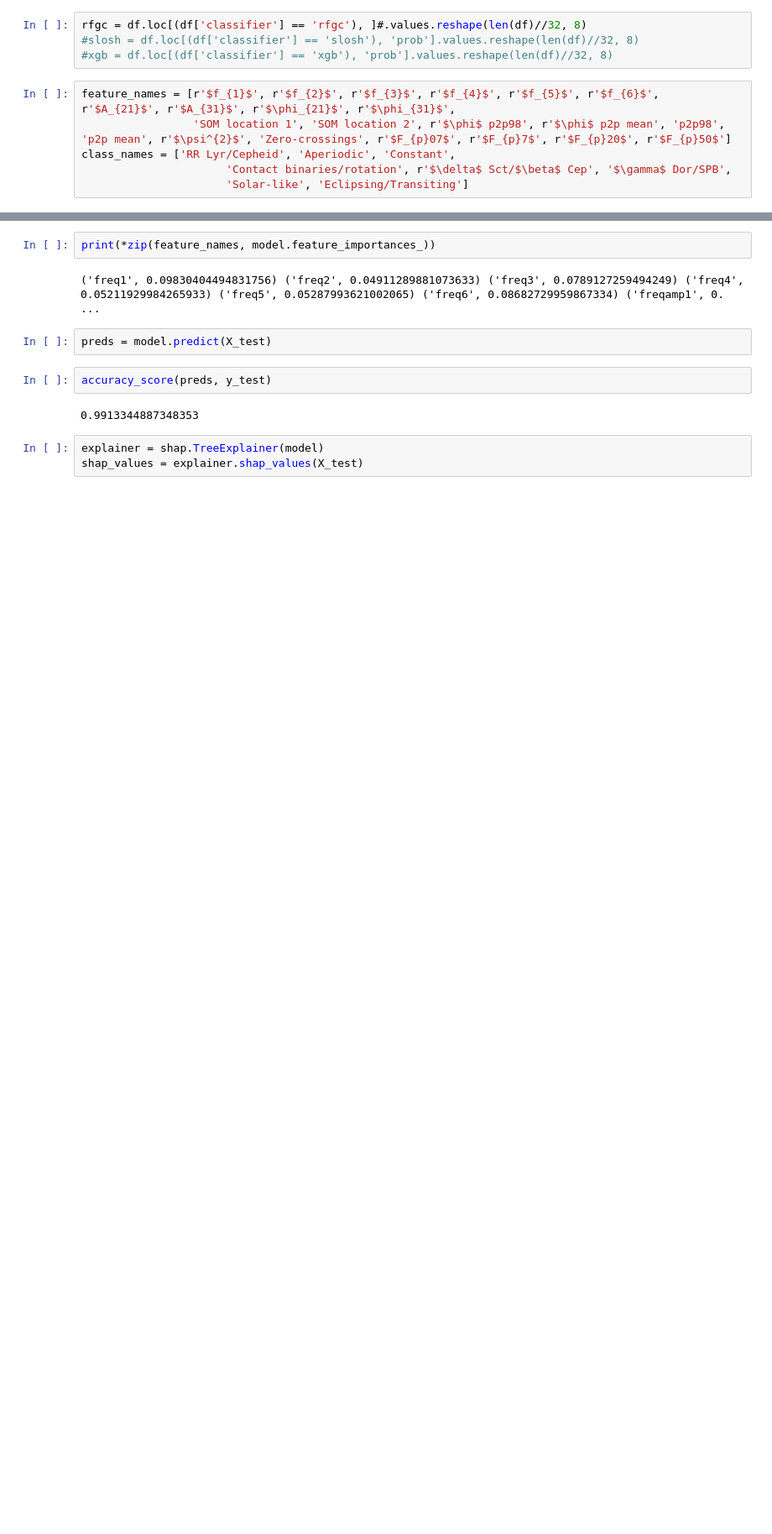
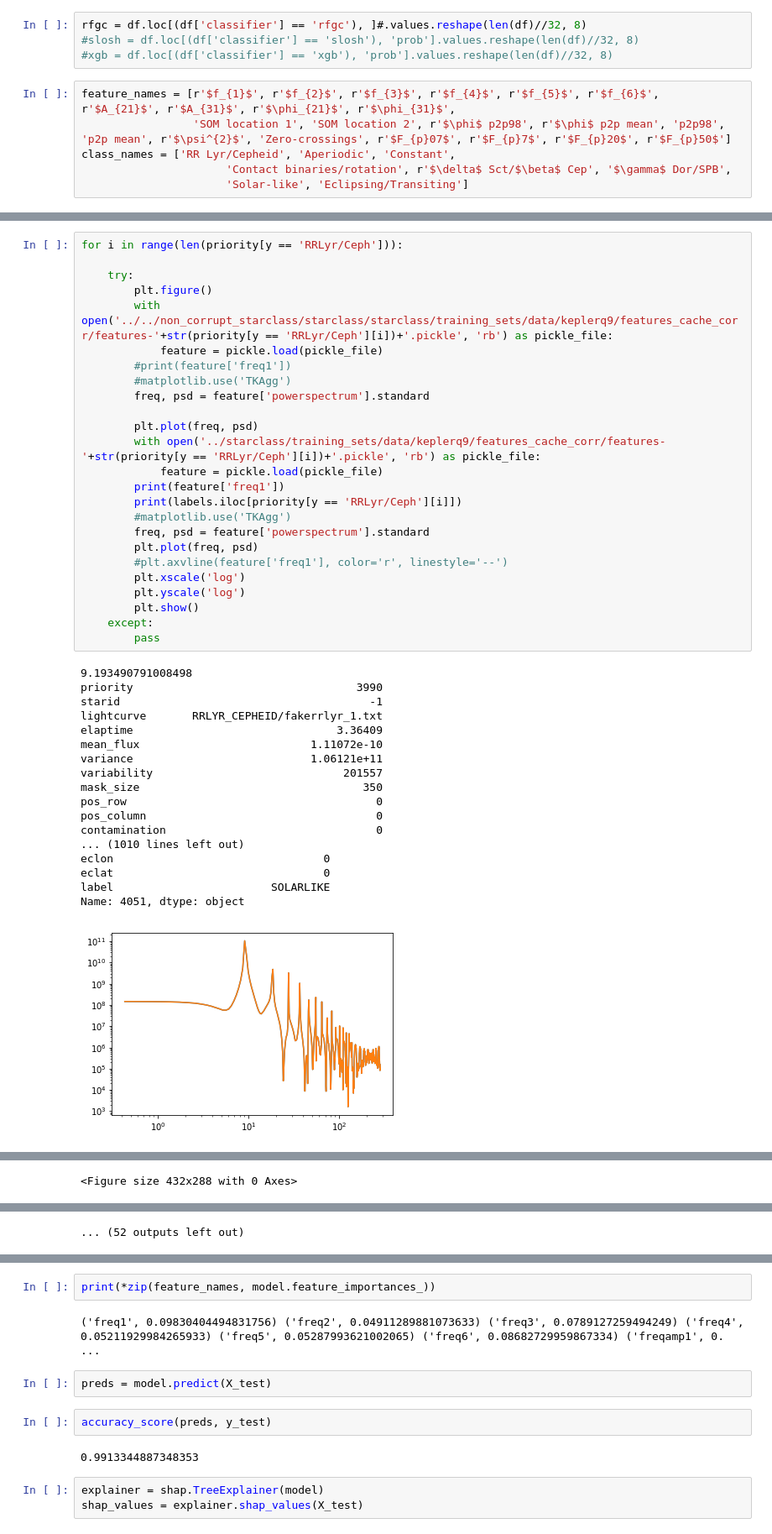
Before and after one commit to tasoc/starclass, a Jupyter notebook: Notebooks/RFGC_featimportances.ipynb, the cells around one changed output, grey strips where cells are left out. Shown at 84% size. Cells and saved outputs as stored; diff of their text form; blank space fills up the shorter version.

```diff
--- a/Notebooks/RFGC_featimportances.ipynb
+++ b/Notebooks/RFGC_featimportances.ipynb
@@ -81,0 +150,44 @@ Using TensorFlow backend.
+# %%
+for i in range(len(priority[y == 'RRLyr/Ceph'])):
+
+    try:
+        plt.figure()
+        with open('../../non_corrupt_starclass/starclass/starclass/training_sets/data/keplerq9/features_cache_corr/features-'+str(priority[y == 'RRLyr/Ceph'][i])+'.pickle', 'rb') as pickle_file:
+            feature = pickle.load(pickle_file)
+        #print(feature['freq1'])
+        #matplotlib.use('TKAgg')
+        freq, psd = feature['powerspectrum'].standard
+
+        plt.plot(freq, psd)
+        with open('../starclass/training_sets/data/keplerq9/features_cache_corr/features-'+str(priority[y == 'RRLyr/Ceph'][i])+'.pickle', 'rb') as pickle_file:
+            feature = pickle.load(pickle_file)
+        print(feature['freq1'])
+        print(labels.iloc[priority[y == 'RRLyr/Ceph'][i]])
+        #matplotlib.use('TKAgg')
+        freq, psd = feature['powerspectrum'].standard
+        plt.plot(freq, psd)
+        #plt.axvline(feature['freq1'], color='r', linestyle='--')
+        plt.xscale('log')
+        plt.yscale('log')
+        plt.show()
+    except:
+        pass
+# %% [output]
+9.193490791008498
+priority                                  3990
+starid                                      -1
+lightcurve       RRLYR_CEPHEID/fakerrlyr_1.txt
+elaptime                               3.36409
+mean_flux                          1.11072e-10
+variance                           1.06121e+11
+variability                             201557
+mask_size                                  350
+pos_row                                      0
+pos_column                                   0
+contamination                                0
+... (1010 lines left out)
+eclon                                0
+eclat                                0
+label                        SOLARLIKE
+Name: 4051, dtype: object
+[figure, added]
@@ -81,0 +196 @@ Using TensorFlow backend.
+<Figure size 432x288 with 0 Axes>
@@ -82,3 +204,4 @@ Using TensorFlow backend.
+... (52 outputs left out)
 # %%
 skf = StratifiedKFold(n_splits=5, random_state=42, shuffle=True)
 for train_index, test_index in skf.split(priority, y):
```
Also changed, not shown: parts of 19 cells of this notebook, 5 other files.
